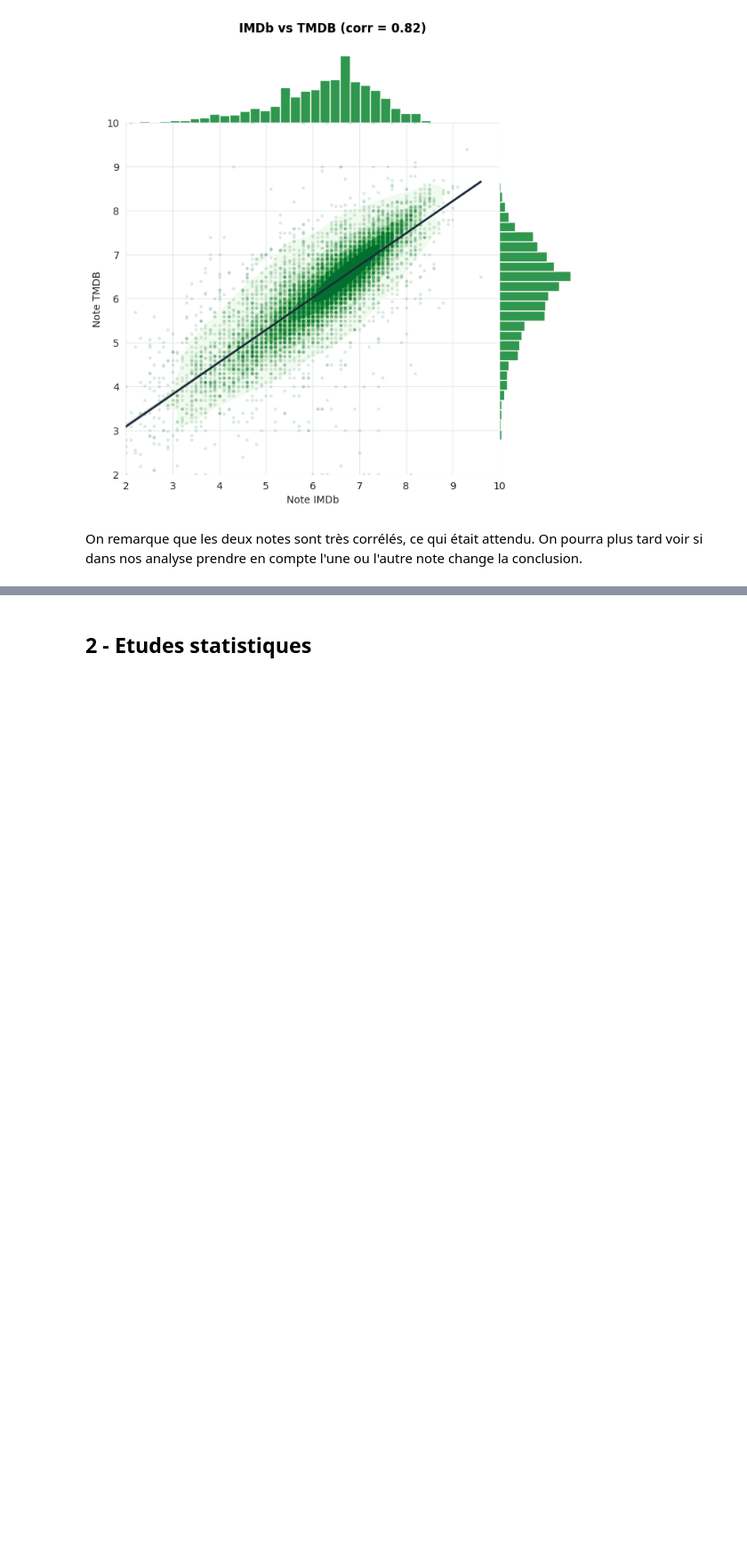
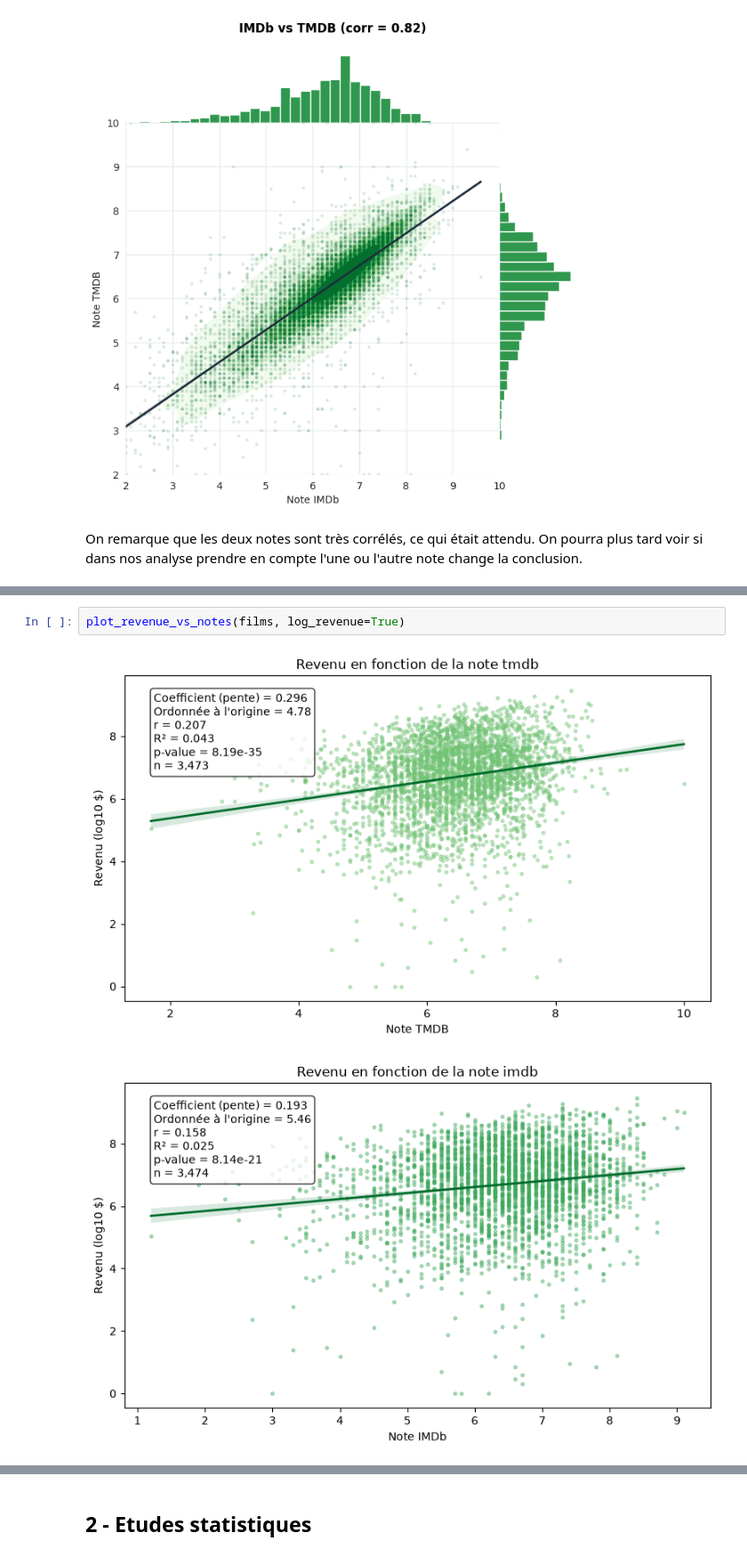
Before and after one commit to arcaShuirorp/python_DS_2A, a Jupyter notebook: synthese.ipynb, the cells around one changed output, grey strips where cells are left out. Shown at 89% size. Drawn from its saved outputs; the diff is of its cells as text; blank space fills up the shorter version.

Commit message:
Fin partie note/rentabilité/revenue

```diff
--- a/synthese.ipynb
+++ b/synthese.ipynb
@@ -47,0 +50,5 @@ On remarque que les deux notes sont très corrélés, ce qui était attendu. On
+# %%
+plot_revenue_vs_notes(films, log_revenue=True)
+# %% [output]
+[figure, added]
+[figure, added]
```
Also changed, not shown: parts of 5 cells of this notebook, 1 other file.
